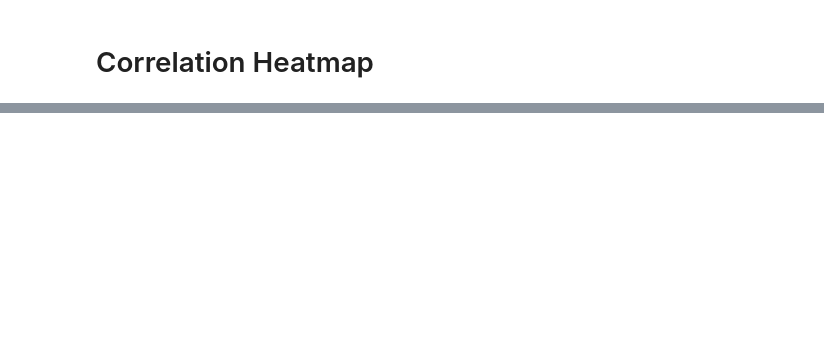
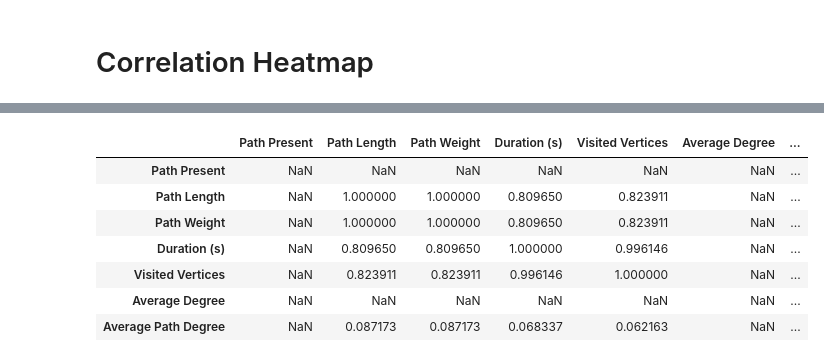
Before and after one commit to Spi3lot/pathfinding, a Jupyter notebook: Pathfinding/15-benchmark.ipynb, the cells around one changed output, grey strips where cells are left out. Cells and saved outputs as stored; diff of their text form; code cells hidden in the pictures; blank space fills up the shorter version.

```diff
--- a/Pathfinding/15-benchmark.ipynb
+++ b/Pathfinding/15-benchmark.ipynb
@@ -154,0 +122,11 @@ sns.heatmap(benchmark.corr(method='spearman', numeric_only=True), annot=True)
+# %%
+benchmark.corr(method='spearman', numeric_only=True)
+# %% [output]
+|  | Path Present | Path Length | Path Weight | Duration (s) | Visited Vertices | Average Degree | ... |
+| Path Present | NaN | NaN | NaN | NaN | NaN | NaN | ... |
+| Path Length | NaN | 1.000000 | 1.000000 | 0.809650 | 0.823911 | NaN | ... |
+| Path Weight | NaN | 1.000000 | 1.000000 | 0.809650 | 0.823911 | NaN | ... |
+| Duration (s) | NaN | 0.809650 | 0.809650 | 1.000000 | 0.996146 | NaN | ... |
+| Visited Vertices | NaN | 0.823911 | 0.823911 | 0.996146 | 1.000000 | NaN | ... |
+| Average Degree | NaN | NaN | NaN | NaN | NaN | NaN | ... |
+| Average Path Degree | NaN | 0.087173 | 0.087173 | 0.068337 | 0.062163 | NaN | ... |
```
Also changed, not shown: parts of 11 cells of this notebook, 5 other files.
